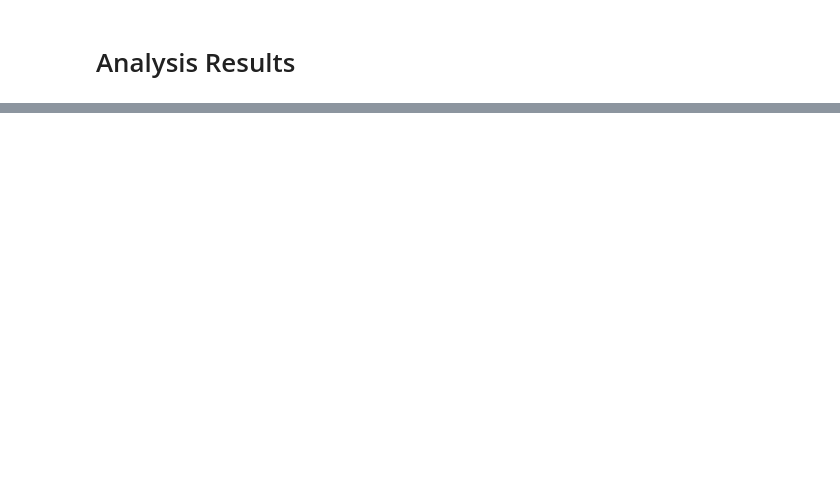
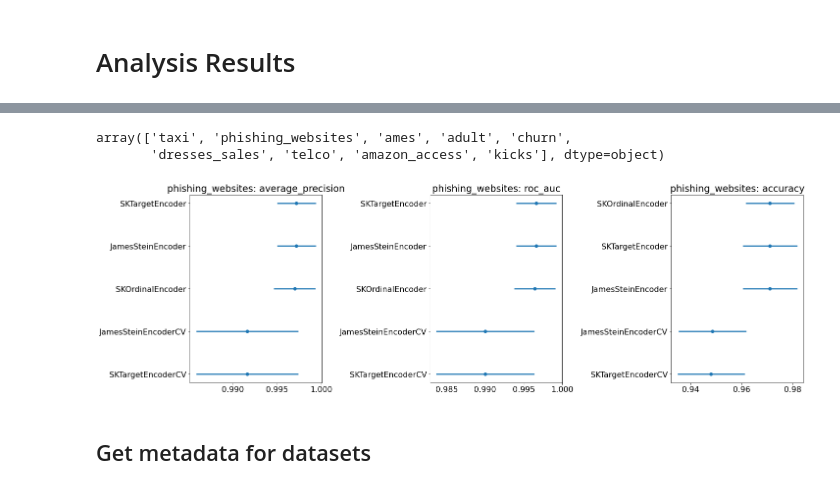
Before and after one commit to thomasjpfan/sk_encoder_cv, a Jupyter notebook: analysis.ipynb, the cells around one changed output, grey strips where cells are left out. Cells and saved outputs as stored; diff of their text form; code cells hidden in the pictures; blank space fills up the shorter version.

Commit message:
ENH Adds results

```diff
--- a/analysis.ipynb
+++ b/analysis.ipynb
@@ -15,0 +27,48 @@ ValueError: No objects to concatenate
+# %%
+def plot_metric_for_name(data_name, metric_name, ax=None, remove_drop=False):
+    if ax is None:
+        fig, ax = plt.subplots()
+    results_data_name = results_df[results_df["data_name"] == data_name]
+
+    info_first = results_data_name.iloc[0]
+    data_name = info_first['data_name']
+    results_data_name_sorted = results_data_name.sort_values(f"test_{metric_name}_mean")
+    null_encoders = ~results_data_name_sorted[f"test_{metric_name}_mean"].isna()
+    if remove_drop:
+        null_encoders &= (results_data_name_sorted["encoder"] != "drop")
+    y_values = np.arange(np.sum(null_encoders))
+
+    ax.errorbar(results_data_name_sorted.loc[null_encoders, f"test_{metric_name}_mean"],
+                y_values,
+                xerr=results_data_name_sorted.loc[null_encoders, f"test_{metric_name}_std"],
+                ls='', marker='o')
+    ax.set_yticks(y_values)
+    ax.set_yticklabels(results_data_name_sorted.loc[null_encoders, "encoder"])
+    ax.set_title(f"{data_name}: {metric_name}")
+# %%
+def plot_all_metrics(data_name, remove_drop=False):
+    results_data_name = results_df[results_df["data_name"] == data_name]
+    info_first = results_data_name.iloc[0]
+
+    non_null_names = info_first.notnull()
+    test_names = info_first.index.str.startswith("test")
+    score_names = info_first.index[non_null_names & test_names]
+    score_means_names = score_names[score_names.str.endswith("_mean")]
+
+    metric_names = [name[5:-5] for name in score_means_names]
+
+    fig, axes = plt.subplots(1, len(metric_names), figsize=(20, 6), constrained_layout=True)
+
+    for metric_name, ax in zip(metric_names, axes.flatten()):
+        plot_metric_for_name(data_name, metric_name, ax=ax, remove_drop=remove_drop)
+# %%
+data_names
+# %% [output]
+array(['taxi', 'phishing_websites', 'ames', 'adult', 'churn',
+       'dresses_sales', 'telco', 'amazon_access', 'kicks'], dtype=object)
+# %%
+plot_all_metrics("phishing_websites")
+# %% [output]
+[figure, added]
+# %% [markdown]
+## Get metadata for datasets
```
Also changed, not shown: parts of 9 cells of this notebook, 54 other files.
